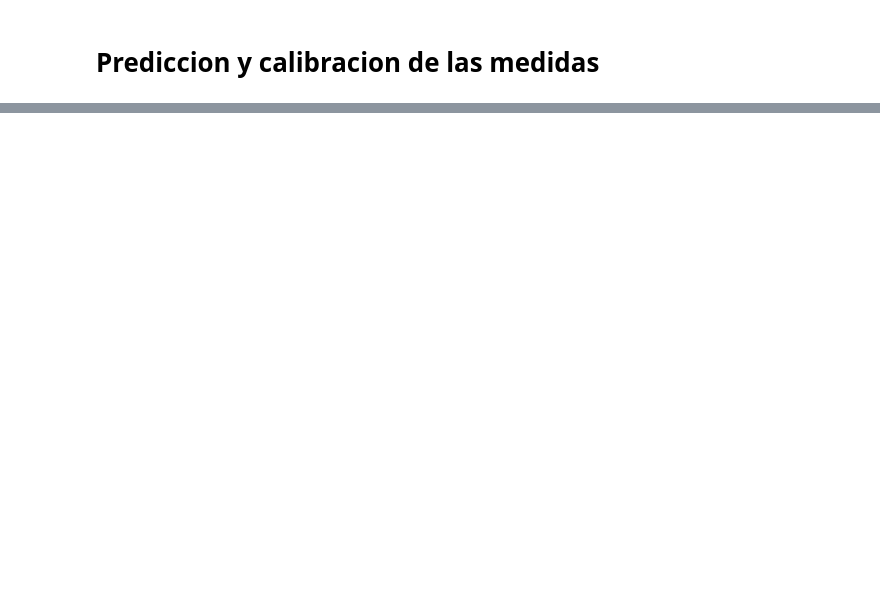
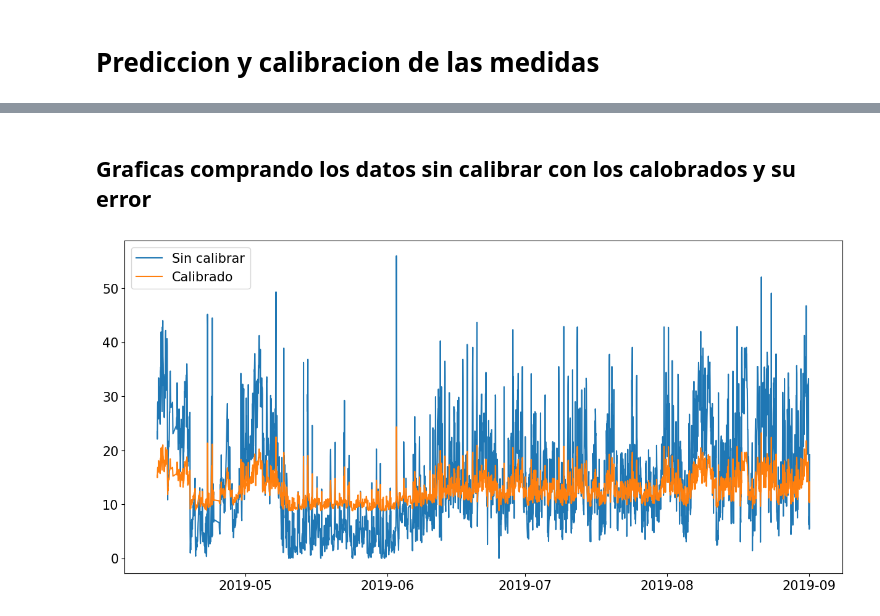
Before and after one commit to diegoglj/TareasCursos20B, a Jupyter notebook: Codigos/Asignacion2/ASIGNACION 2.ipynb, the cells around one changed output, grey strips where cells are left out. Drawn from its saved outputs; the diff is of its cells as text; code cells hidden in the pictures; blank space fills up the shorter version.

```diff
--- a/Codigos/Asignacion2/ASIGNACION 2.ipynb
+++ b/Codigos/Asignacion2/ASIGNACION 2.ipynb
@@ -126,3 +133,15 @@ Varianza: 0.09
 data = data[(data['Fechas'] <= ('2019-08-27 20:00:00'))]
 distancia_AMB_BARATAS = mt.sqrt((((data['Medidas'] - data1['valor'])**2)).sum())
 Distancia_AMB_Barata_conVentana = mt.sqrt((((data['moving average_3'] - data1['moving average_3'])**2)).sum())
+# %% [markdown]
+## Graficas comprando los datos sin calibrar con los calobrados y su error
+# %%
+plt.figure(figsize=(15,7))
+plt.plot(data1['fecha_hora_med'], data1['valor'], label='Sin calibrar')
+plt.plot(data1['fecha_hora_med'], data1['calibrados'], label='Calibrado')
+plt.legend(fontsize=15)
+plt.xticks(fontsize=15)
+plt.yticks(fontsize=15)
+plt.show()
+# %% [output]
+[figure, added]
```
Also changed, not shown: parts of 3 cells of this notebook.
